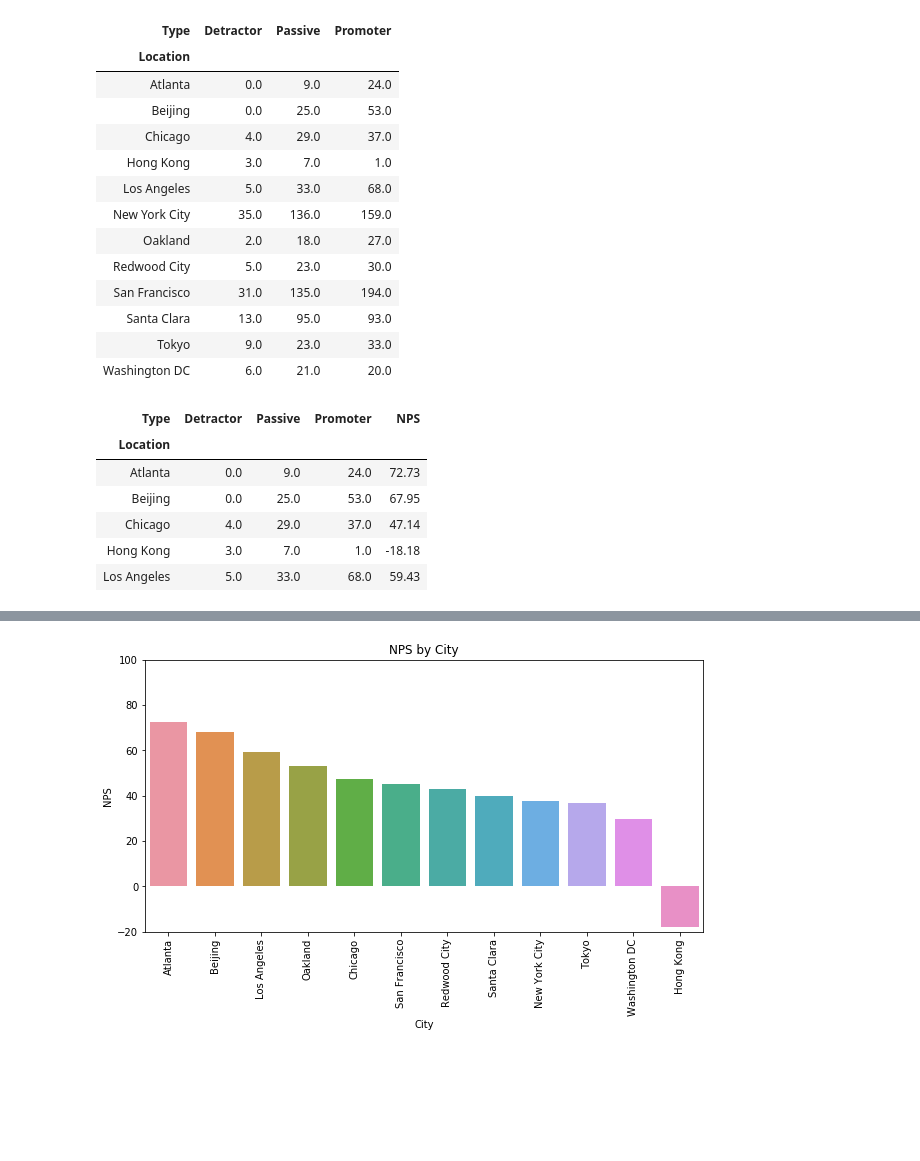
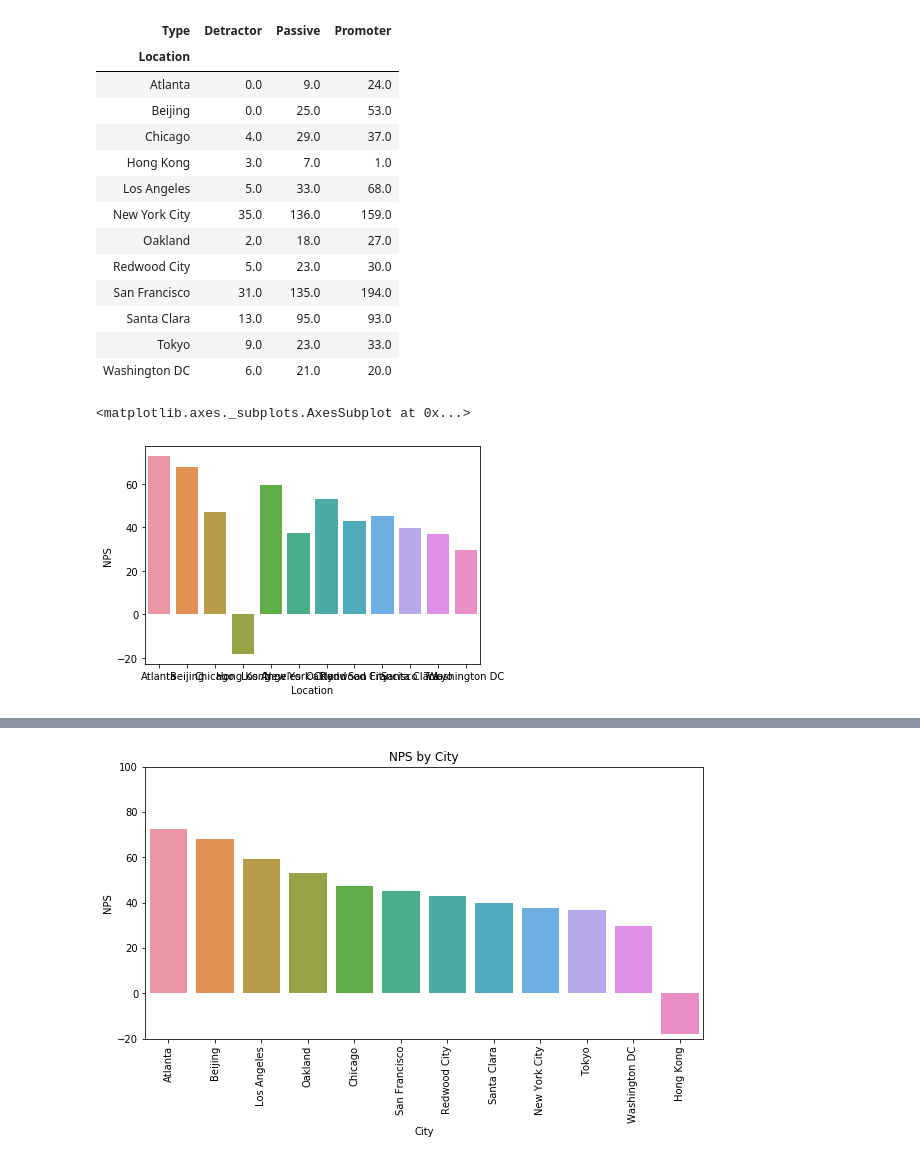
Before and after one commit to APNovichkov/pandas-datascience, a Jupyter notebook: projects/NPS-project/nps_project.ipynb, the cells around one changed output, grey strips where cells are left out. Cells and saved outputs as stored; diff of their text form; code cells hidden in the pictures; blank space fills up the shorter version.

```diff
--- a/projects/NPS-project/nps_project.ipynb
+++ b/projects/NPS-project/nps_project.ipynb
@@ -181,13 +181,8 @@ nps_city_group
 | Washington DC | 6.0 | 21.0 | 20.0 |
 # %%
 nps_city_group['NPS'] = get_NPS(nps_city_group['Promoter'], nps_city_group['Passive'], nps_city_group['Detractor'])
-# %%
-nps_city_group.head()
-# %% [output]
-| Type | Detractor | Passive | Promoter | NPS |
-| Location |  |  |  |  |
-| Atlanta | 0.0 | 9.0 | 24.0 | 72.73 |
-| Beijing | 0.0 | 25.0 | 53.0 | 67.95 |
-| Chicago | 4.0 | 29.0 | 37.0 | 47.14 |
-| Hong Kong | 3.0 | 7.0 | 1.0 | -18.18 |
-| Los Angeles | 5.0 | 33.0 | 68.0 | 59.43 |
+# %%
+sns.barplot(x=nps_city_group.index, y=nps_city_group['NPS'])
+# %% [output]
+<matplotlib.axes._subplots.AxesSubplot at 0x...>
+[figure, added]
```
Also changed, not shown: parts of 12 cells of this notebook.
